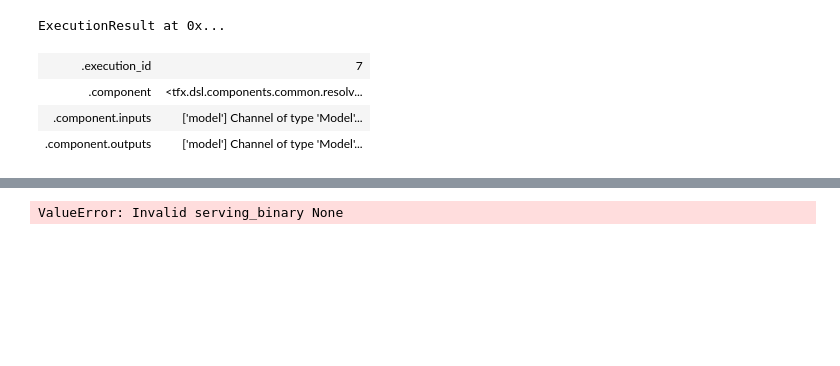
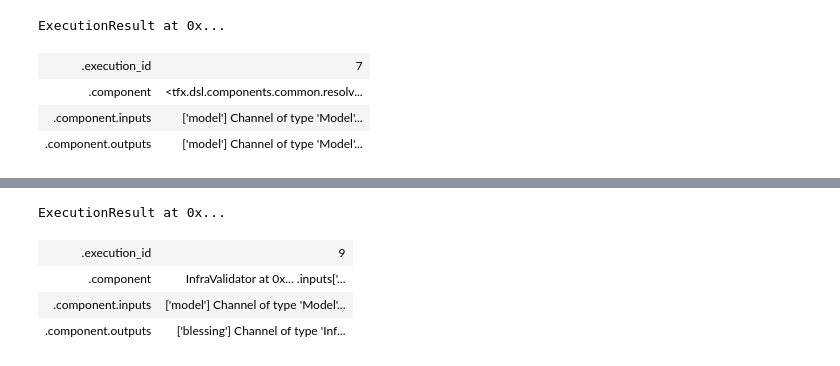
Before and after one commit to kabinja/covid-train, a Jupyter notebook: src/covid/train.ipynb, the cells around one changed output, grey strips where cells are left out. Drawn from its saved outputs; the diff is of its cells as text; code cells hidden in the pictures; blank space fills up the shorter version.

Commit message:
work on model serving

```diff
--- a/src/covid/train.ipynb
+++ b/src/covid/train.ipynb
@@ -259,14 +295,24 @@ ExecutionResult at 0x...
 # %%
 from tfx.components import InfraValidator
-from tfx.v1.proto import LocalDockerConfig, ServingSpec, ValidationSpec
+from tfx.v1.proto import LocalDockerConfig, TensorFlowServing, ServingSpec, RequestSpec, TensorFlowServingRequestSpec
 
 infra_validator = InfraValidator(
     model=trainer.outputs['model'],
+    examples=example_gen.outputs['examples'],
     serving_spec=ServingSpec(
-        local_docker=LocalDockerConfig ()
+        tensorflow_serving=TensorFlowServing(tags=['latest']),
+        local_docker=LocalDockerConfig()
+    ),
+    request_spec=RequestSpec(
+        tensorflow_serving=TensorFlowServingRequestSpec(),
+        make_warmup=True
     )
 )
 
 context.run(infra_validator)
 # %% [output]
-ValueError: Invalid serving_binary None
+ExecutionResult at 0x...
+| .execution_id | 9 |
+| .component | InfraValidator at 0x... .inputs['... |
+| .component.inputs | ['model'] Channel of type 'Model'... |
+| .component.outputs | ['blessing'] Channel of type 'Inf... |
```
Also changed, not shown: parts of 7 cells of this notebook, 3 other files.
